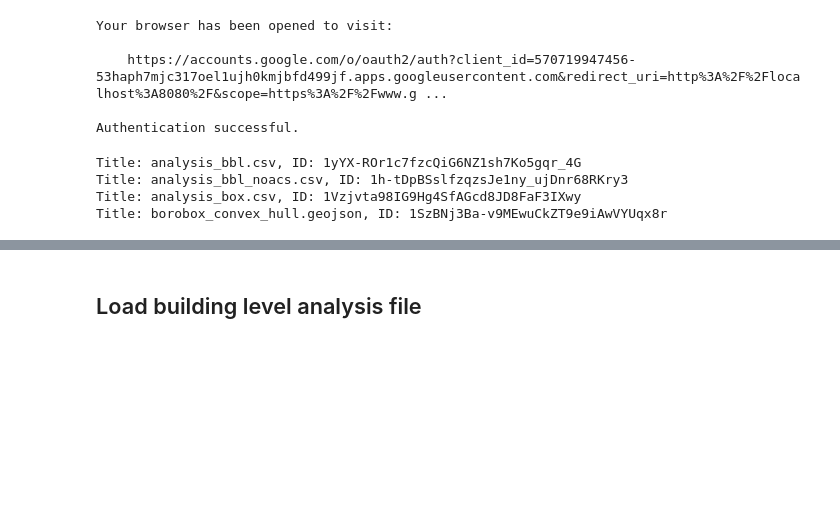
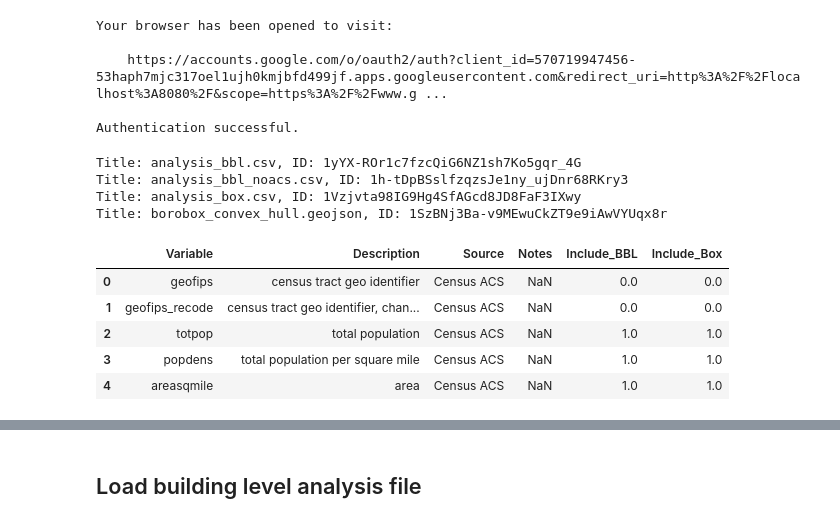
Before and after one commit to KaiElwood/machine-learning-final, a Jupyter notebook: code/03a_rf_bayesnet_bbl.ipynb, the cells around one changed output, grey strips where cells are left out. Drawn from its saved outputs; the diff is of its cells as text; code cells hidden in the pictures; blank space fills up the shorter version.

```diff
--- a/code/03a_rf_bayesnet_bbl.ipynb
+++ b/code/03a_rf_bayesnet_bbl.ipynb
@@ -49,3 +50,17 @@ Title: analysis_bbl.csv, ID: 1yYX-ROr1c7fzcQiG6NZ1sh7Ko5gqr_4G
 Title: analysis_bbl_noacs.csv, ID: 1h-tDpBSslfzqzsJe1ny_ujDnr68RKry3
 Title: analysis_box.csv, ID: 1Vzjvta98IG9Hg4SfAGcd8JD8FaF3IXwy
 Title: borobox_convex_hull.geojson, ID: 1SzBNj3Ba-v9MEwuCkZT9e9iAwVYUqx8r
+# %%
+# load codebook
+codebk = drive.CreateFile({'id': '1Lf7kV9_R-caFZV6_l8hMxAVjFSVFhvYl'})
+codebk.GetContentFile('codebook.xlsx')
+
+codebk= pd.read_excel('codebook.xlsx', sheet_name = "predictors")
+codebk.head()
+# %% [output]
+|  | Variable | Description | Source | Notes | Include_BBL | Include_Box |
+| 0 | geofips | census tract geo identifier | Census ACS | NaN | 0.0 | 0.0 |
+| 1 | geofips_recode | census tract geo identifier, chan... | Census ACS | NaN | 0.0 | 0.0 |
+| 2 | totpop | total population | Census ACS | NaN | 1.0 | 1.0 |
+| 3 | popdens | total population per square mile | Census ACS | NaN | 1.0 | 1.0 |
+| 4 | areasqmile | area | Census ACS | NaN | 1.0 | 1.0 |
```
Also changed, not shown: parts of 19 cells of this notebook, 5 other files.
